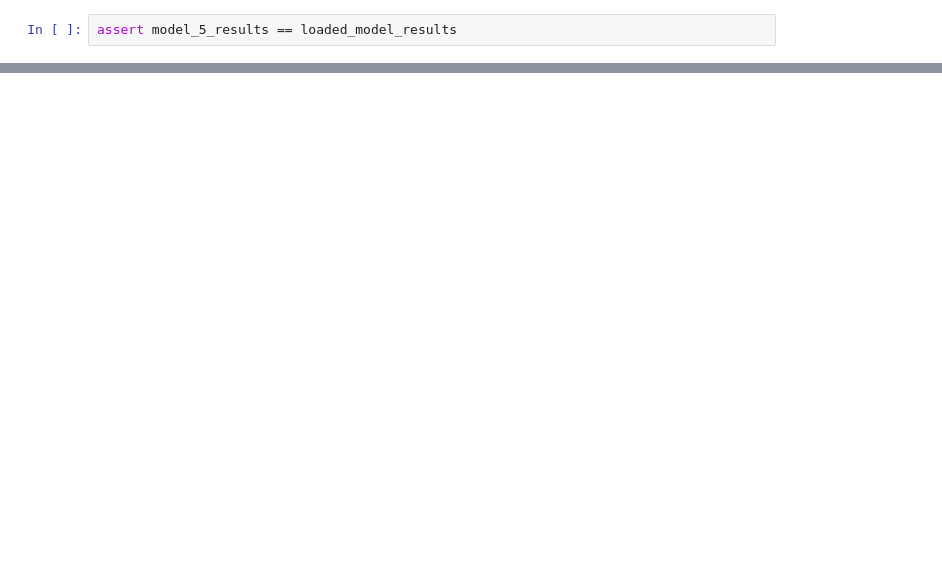
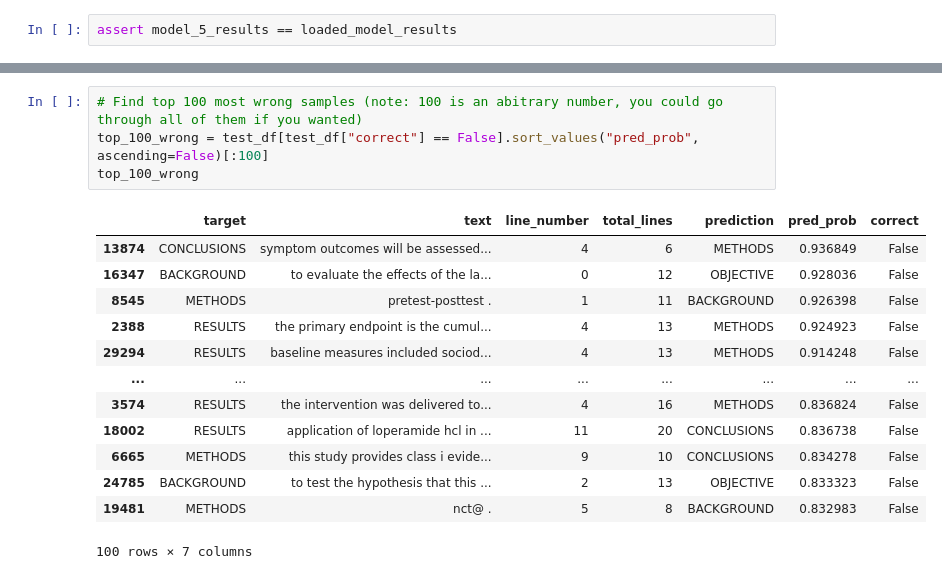
Before and after one commit to DataDoggo215/NLP_SkimLit, a Jupyter notebook: SkimLit_NLP.ipynb, the cells around one changed output, grey strips where cells are left out. Drawn from its saved outputs; the diff is of its cells as text; blank space fills up the shorter version.

```diff
--- a/SkimLit_NLP.ipynb
+++ b/SkimLit_NLP.ipynb
@@ -1425,0 +1484,18 @@ loaded_gs_model.evaluate(val_char_token_pos_dataset)
+# %%
+# Find top 100 most wrong samples (note: 100 is an abitrary number, you could go through all of them if you wanted)
+top_100_wrong = test_df[test_df["correct"] == False].sort_values("pred_prob", ascending=False)[:100]
+top_100_wrong
+# %% [output]
+|  | target | text | line_number | total_lines | prediction | pred_prob | correct |
+| 13874 | CONCLUSIONS | symptom outcomes will be assessed... | 4 | 6 | METHODS | 0.936849 | False |
+| 16347 | BACKGROUND | to evaluate the effects of the la... | 0 | 12 | OBJECTIVE | 0.928036 | False |
+| 8545 | METHODS | pretest-posttest . | 1 | 11 | BACKGROUND | 0.926398 | False |
+| 2388 | RESULTS | the primary endpoint is the cumul... | 4 | 13 | METHODS | 0.924923 | False |
+| 29294 | RESULTS | baseline measures included sociod... | 4 | 13 | METHODS | 0.914248 | False |
+| ... | ... | ... | ... | ... | ... | ... | ... |
+| 3574 | RESULTS | the intervention was delivered to... | 4 | 16 | METHODS | 0.836824 | False |
+| 18002 | RESULTS | application of loperamide hcl in ... | 11 | 20 | CONCLUSIONS | 0.836738 | False |
+| 6665 | METHODS | this study provides class i evide... | 9 | 10 | CONCLUSIONS | 0.834278 | False |
+| 24785 | BACKGROUND | to test the hypothesis that this ... | 2 | 13 | OBJECTIVE | 0.833323 | False |
+| 19481 | METHODS | nct@ . | 5 | 8 | BACKGROUND | 0.832983 | False |
+100 rows × 7 columns
```
Also changed, not shown: parts of 74 cells of this notebook.
